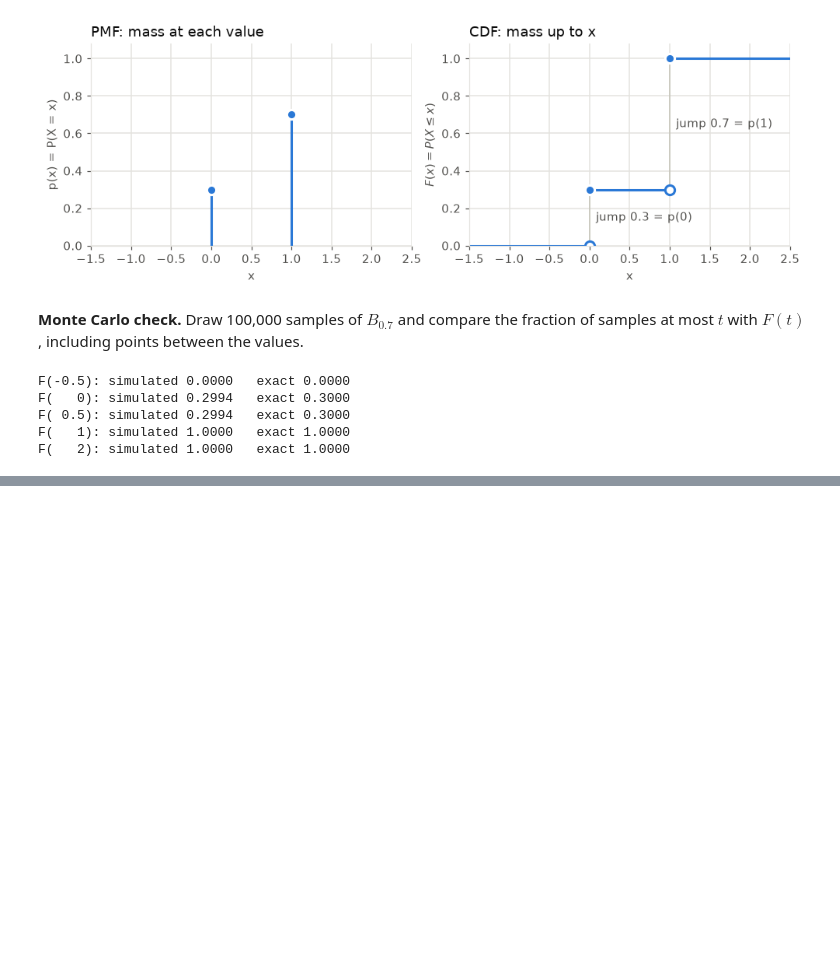
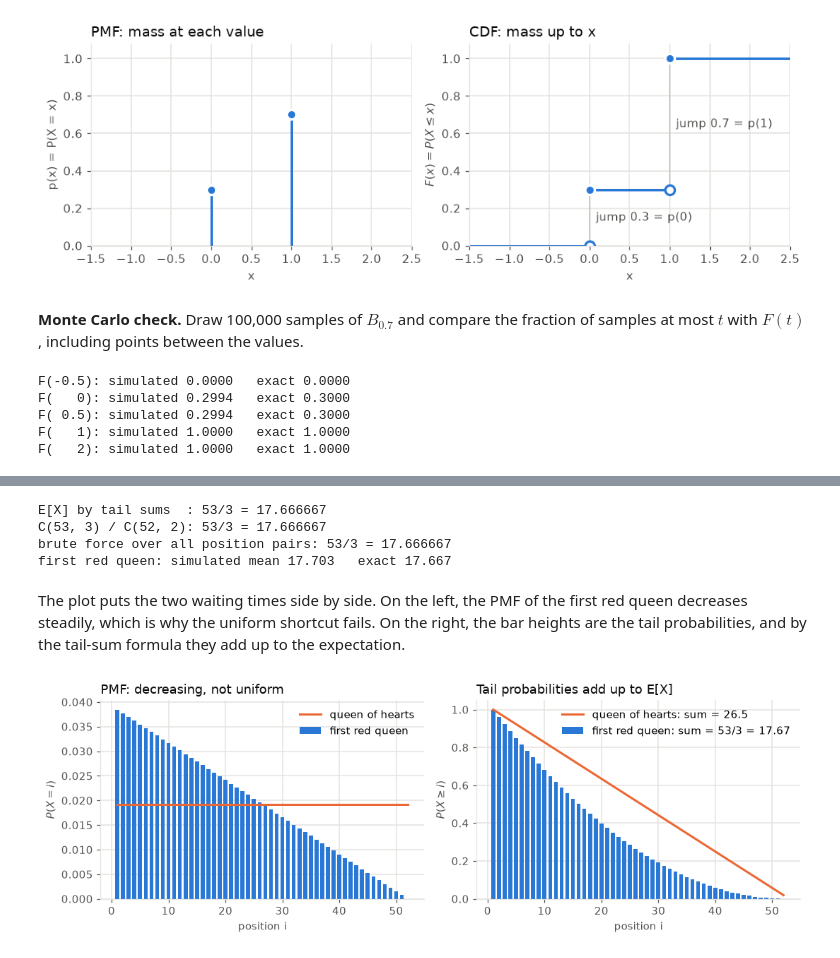
Before and after one commit to aldair-ai/probability-statistics-study-guide, a Jupyter notebook: module-01-probability-review/session-03-bayes-random-variables-expectation/notes.ipynb, the cells around one changed output, grey strips where cells are left out. Drawn from its saved outputs; the diff is of its cells as text; code cells hidden in the pictures; blank space fills up the shorter version.

Commit message:
Add session 3 notes, part 2: expectation, tail sums, LOTUS and indicators

```diff
--- a/module-01-probability-review/session-03-bayes-random-variables-expectation/notes.ipynb
+++ b/module-01-probability-review/session-03-bayes-random-variables-expectation/notes.ipynb
@@ -387,0 +600,39 @@ F(   2): simulated 1.0000   exact 1.0000
+# %%
+tails_red = [Fraction(comb(53 - i, 2), comb(52, 2)) for i in range(1, 53)]
+show("E[X] by tail sums  ", sum(tails_red))
+show("C(53, 3) / C(52, 2)", Fraction(comb(53, 3), comb(52, 2)))
+assert all(sum(comb(i, 2) for i in range(2, n + 1)) == comb(n + 1, 3) for n in range(2, 100))   # hockey stick
+
+first = [min(pair) + 1 for pair in combinations(range(52), 2)]   # every equally likely pair of positions
+show("brute force over all position pairs", Fraction(sum(first), len(first)))
+
+pos_red = np.minimum(pos_QH, np.argmax(decks == QD, axis=1) + 1)
+print(f"first red queen: simulated mean {pos_red.mean():.3f}   exact {53 / 3:.3f}")
+# %% [output]
+E[X] by tail sums  : 53/3 = 17.666667
+C(53, 3) / C(52, 2): 53/3 = 17.666667
+brute force over all position pairs: 53/3 = 17.666667
+first red queen: simulated mean 17.703   exact 17.667
+# %% [markdown]
+The plot puts the two waiting times side by side. On the left, the PMF of the first red queen decreases steadily, which is why the uniform shortcut fails. On the right, the bar heights are the tail probabilities, and by the tail-sum formula they add up to the expectation.
+# %%
+i = np.arange(1, 53)
+pmf_red = (52 - i) / comb(52, 2)                                  # P(X = i) = P(X >= i) - P(X >= i + 1)
+tail_red = np.array([comb(53 - k, 2) for k in i]) / comb(52, 2)
+
+fig, (ax1, ax2) = plt.subplots(1, 2, figsize=(10, 3.5))
+ax1.bar(i, pmf_red, width=0.7, color=BLUE, label="first red queen")
+ax1.plot(i, np.full(52, 1 / 52), color=ORANGE, lw=2, label="queen of hearts")
+ax1.set(xlabel="position i", ylabel=r"$P(X = i)$")
+ax1.set_title("PMF: decreasing, not uniform", color=INK, loc="left")
+ax1.legend(frameon=False)
+
+ax2.bar(i, tail_red, width=0.7, color=BLUE, label="first red queen: sum = 53/3 = 17.67")
+ax2.plot(i, (53 - i) / 52, color=ORANGE, lw=2, label="queen of hearts: sum = 26.5")
+ax2.set(xlabel="position i", ylabel=r"$P(X \geq i)$")
+ax2.set_title("Tail probabilities add up to E[X]", color=INK, loc="left")
+ax2.legend(frameon=False)
+plt.tight_layout()
+plt.show()
+# %% [output]
+[figure, added]
```
Also changed, not shown: parts of 30 cells of this notebook.
